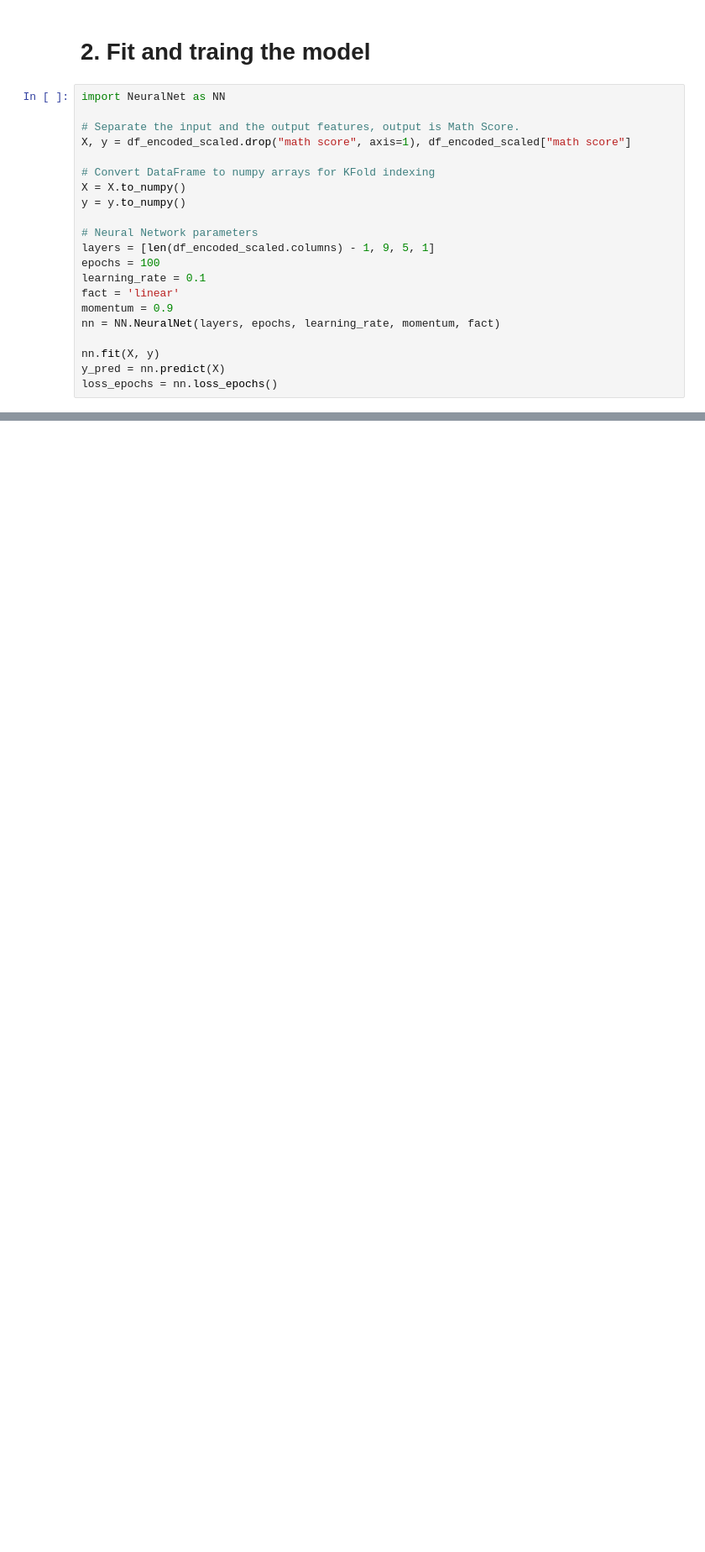
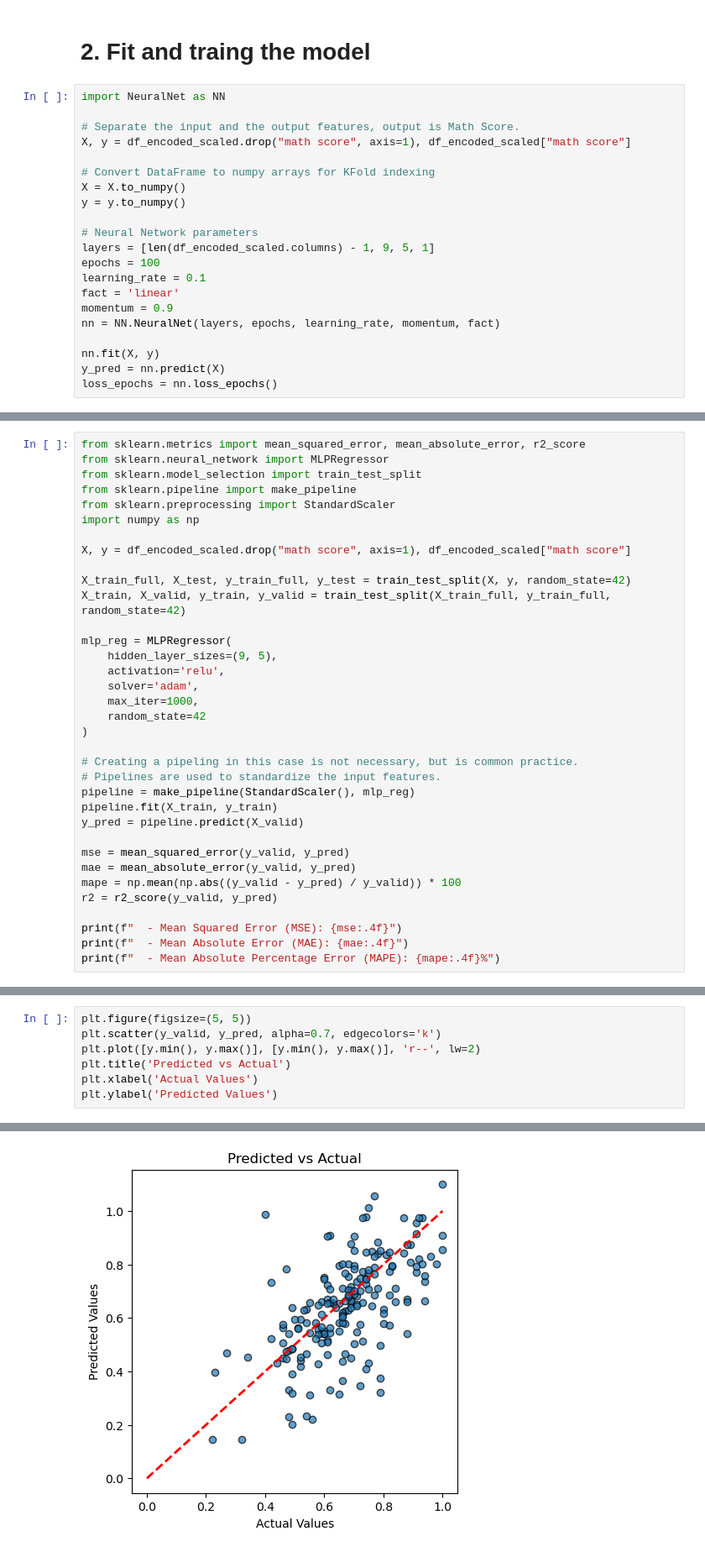
Before and after one commit to Danie1Arias/A1-DanielArias-BeatrizEnriquez, a Jupyter notebook: A1_DanielArias_BeatrizEnriquez.ipynb, the cells around one changed output, grey strips where cells are left out. Shown at 84% size. Cells and saved outputs as stored; diff of their text form; blank space fills up the shorter version.

```diff
--- a/A1_DanielArias_BeatrizEnriquez.ipynb
+++ b/A1_DanielArias_BeatrizEnriquez.ipynb
@@ -98,0 +144,35 @@ loss_epochs = nn.loss_epochs()
+# %%
+from sklearn.metrics import mean_squared_error, mean_absolute_error, r2_score
+from sklearn.neural_network import MLPRegressor
+from sklearn.model_selection import train_test_split
+from sklearn.pipeline import make_pipeline
+from sklearn.preprocessing import StandardScaler
+import numpy as np
+
+X, y = df_encoded_scaled.drop("math score", axis=1), df_encoded_scaled["math score"]
+
+X_train_full, X_test, y_train_full, y_test = train_test_split(X, y, random_state=42)
+X_train, X_valid, y_train, y_valid = train_test_split(X_train_full, y_train_full, random_state=42)
+
+mlp_reg = MLPRegressor(
+    hidden_layer_sizes=(9, 5),
+    activation='relu',
+    solver='adam',
+    max_iter=1000,
+    random_state=42
+)
+
+# Creating a pipeling in this case is not necessary, but is common practice.
+# Pipelines are used to standardize the input features.
+pipeline = make_pipeline(StandardScaler(), mlp_reg)
+pipeline.fit(X_train, y_train)
+y_pred = pipeline.predict(X_valid)
+
+mse = mean_squared_error(y_valid, y_pred)
+mae = mean_absolute_error(y_valid, y_pred)
+mape = np.mean(np.abs((y_valid - y_pred) / y_valid)) * 100
+r2 = r2_score(y_valid, y_pred)
+
+print(f"  - Mean Squared Error (MSE): {mse:.4f}")
+print(f"  - Mean Absolute Error (MAE): {mae:.4f}")
+print(f"  - Mean Absolute Percentage Error (MAPE): {mape:.4f}%")
@@ -98,0 +187,8 @@ loss_epochs = nn.loss_epochs()
+# %%
+plt.figure(figsize=(5, 5))
+plt.scatter(y_valid, y_pred, alpha=0.7, edgecolors='k')
+plt.plot([y.min(), y.max()], [y.min(), y.max()], 'r--', lw=2)
+plt.title('Predicted vs Actual')
+plt.xlabel('Actual Values')
+plt.ylabel('Predicted Values')
+# %% [output]
@@ -98,0 +196 @@ loss_epochs = nn.loss_epochs()
+[figure, added]
```
Also changed, not shown: parts of 8 cells of this notebook, 1 other file.
